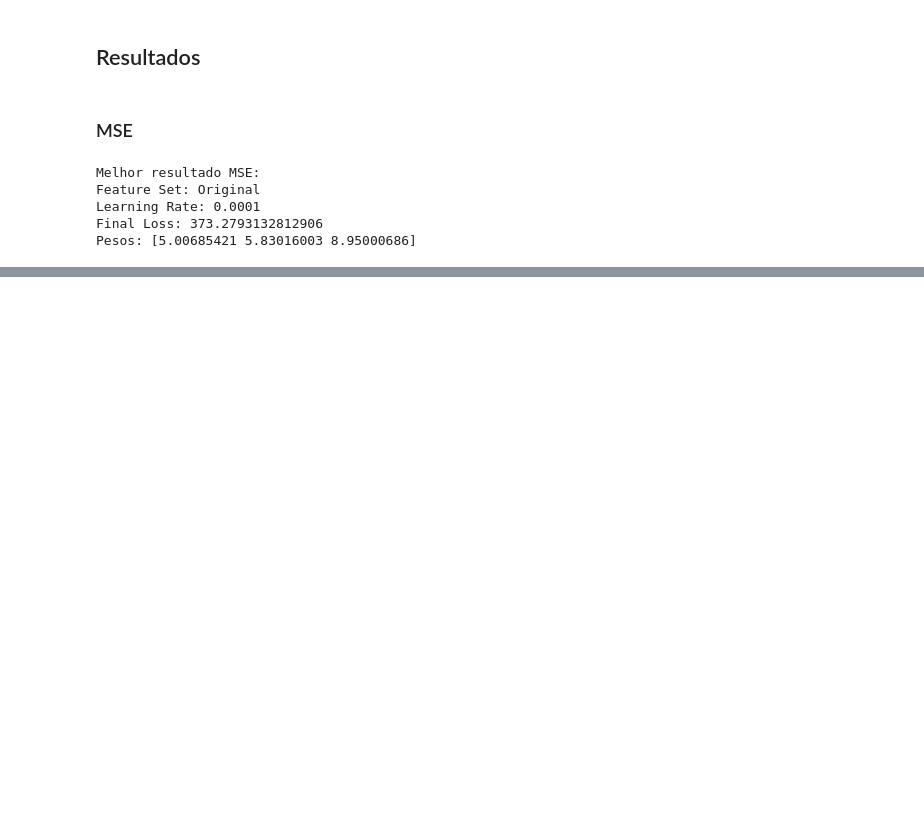
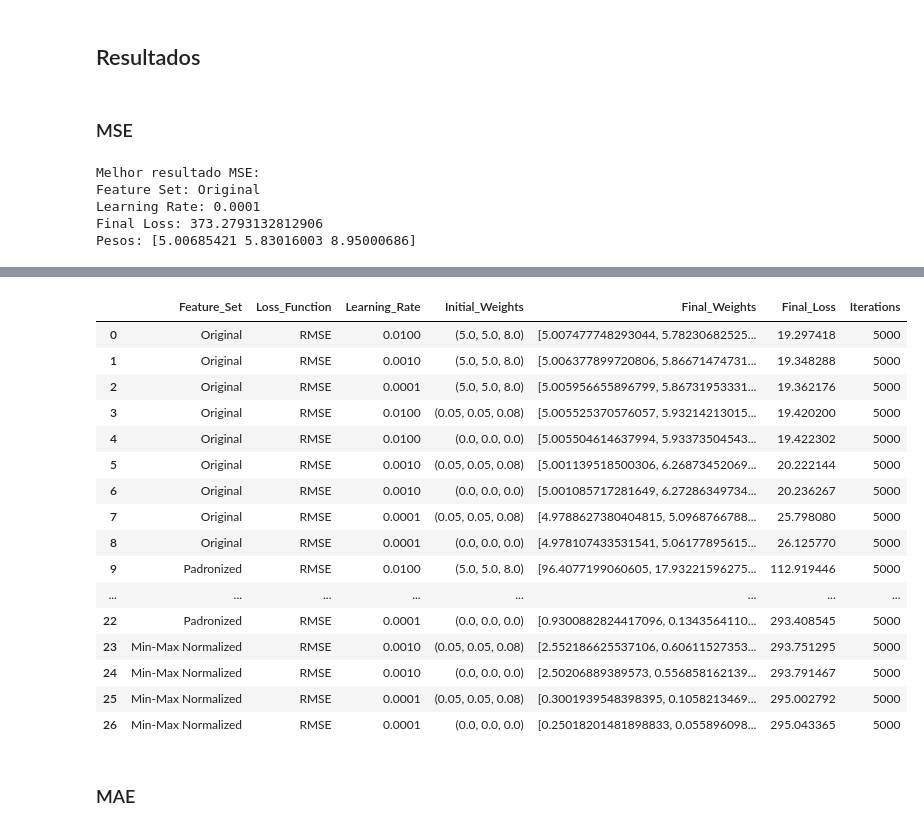
Before and after one commit to matheusssilva991/rna_tarefas_mestrado, a Jupyter notebook: src/tarefa2.ipynb, the cells around one changed output, grey strips where cells are left out. Drawn from its saved outputs; the diff is of its cells as text; code cells hidden in the pictures; blank space fills up the shorter version.

```diff
--- a/src/tarefa2.ipynb
+++ b/src/tarefa2.ipynb
@@ -305,0 +396,23 @@ df_result_mse
+# %%
+df_result_rmse = df_result[df_result['Loss_Function'] == 'RMSE'].sort_values(by='Final_Loss').reset_index(drop=True)
+df_result_rmse
+# %% [output]
+|  | Feature_Set | Loss_Function | Learning_Rate | Initial_Weights | Final_Weights | Final_Loss | Iterations |
+| 0 | Original | RMSE | 0.0100 | (5.0, 5.0, 8.0) | [5.007477748293044, 5.78230682525... | 19.297418 | 5000 |
+| 1 | Original | RMSE | 0.0010 | (5.0, 5.0, 8.0) | [5.006377899720806, 5.86671474731... | 19.348288 | 5000 |
+| 2 | Original | RMSE | 0.0001 | (5.0, 5.0, 8.0) | [5.005956655896799, 5.86731953331... | 19.362176 | 5000 |
+| 3 | Original | RMSE | 0.0100 | (0.05, 0.05, 0.08) | [5.005525370576057, 5.93214213015... | 19.420200 | 5000 |
+| 4 | Original | RMSE | 0.0100 | (0.0, 0.0, 0.0) | [5.005504614637994, 5.93373504543... | 19.422302 | 5000 |
+| 5 | Original | RMSE | 0.0010 | (0.05, 0.05, 0.08) | [5.001139518500306, 6.26873452069... | 20.222144 | 5000 |
+| 6 | Original | RMSE | 0.0010 | (0.0, 0.0, 0.0) | [5.001085717281649, 6.27286349734... | 20.236267 | 5000 |
+| 7 | Original | RMSE | 0.0001 | (0.05, 0.05, 0.08) | [4.9788627380404815, 5.0968766788... | 25.798080 | 5000 |
+| 8 | Original | RMSE | 0.0001 | (0.0, 0.0, 0.0) | [4.978107433531541, 5.06177895615... | 26.125770 | 5000 |
+| 9 | Padronized | RMSE | 0.0100 | (5.0, 5.0, 8.0) | [96.4077199060605, 17.93221596275... | 112.919446 | 5000 |
+| ... | ... | ... | ... | ... | ... | ... | ... |
+| 22 | Padronized | RMSE | 0.0001 | (0.0, 0.0, 0.0) | [0.9300882824417096, 0.1343564110... | 293.408545 | 5000 |
+| 23 | Min-Max Normalized | RMSE | 0.0010 | (0.05, 0.05, 0.08) | [2.552186625537106, 0.60611527353... | 293.751295 | 5000 |
+| 24 | Min-Max Normalized | RMSE | 0.0010 | (0.0, 0.0, 0.0) | [2.50206889389573, 0.556858162139... | 293.791467 | 5000 |
+| 25 | Min-Max Normalized | RMSE | 0.0001 | (0.05, 0.05, 0.08) | [0.3001939548398395, 0.1058213469... | 295.002792 | 5000 |
+| 26 | Min-Max Normalized | RMSE | 0.0001 | (0.0, 0.0, 0.0) | [0.25018201481898833, 0.055896098... | 295.043365 | 5000 |
+# %% [markdown]
+### MAE
```
Also changed, not shown: parts of 6 cells of this notebook.
